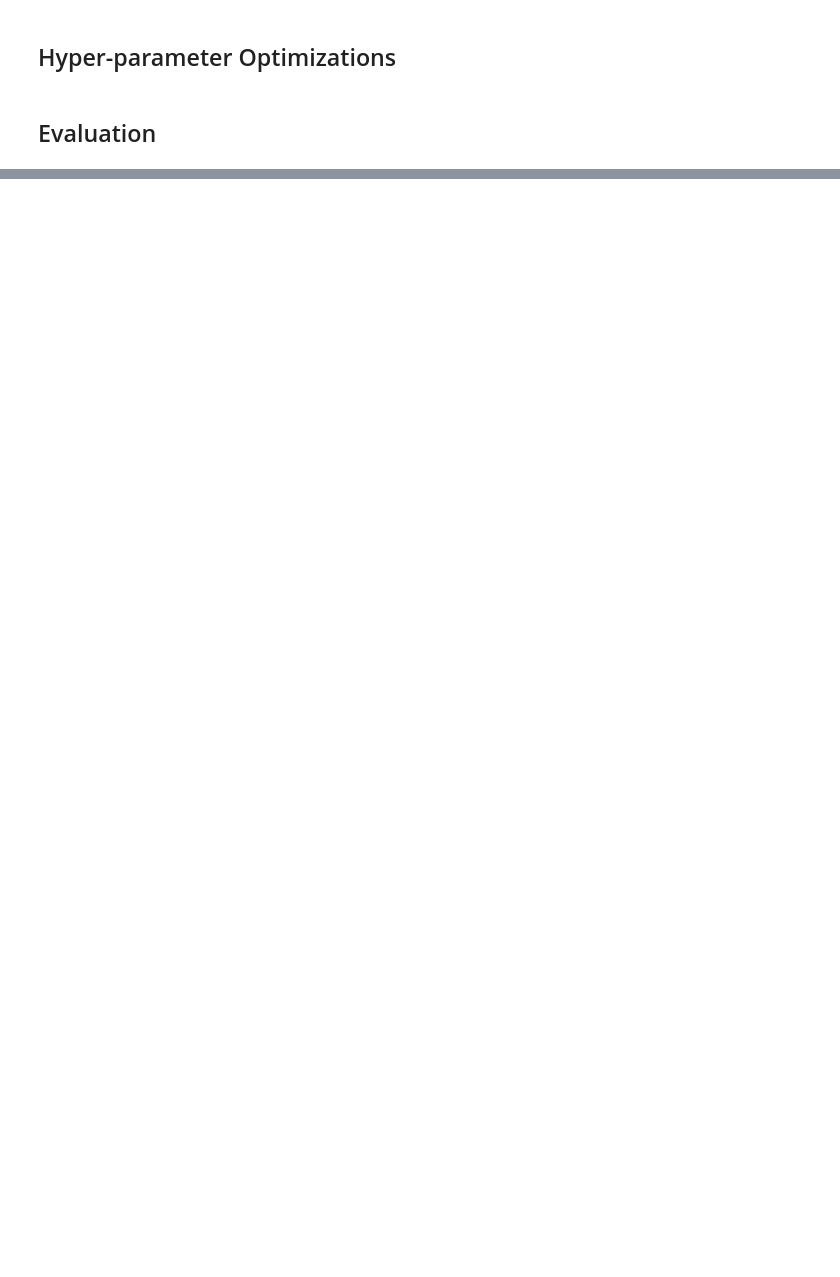
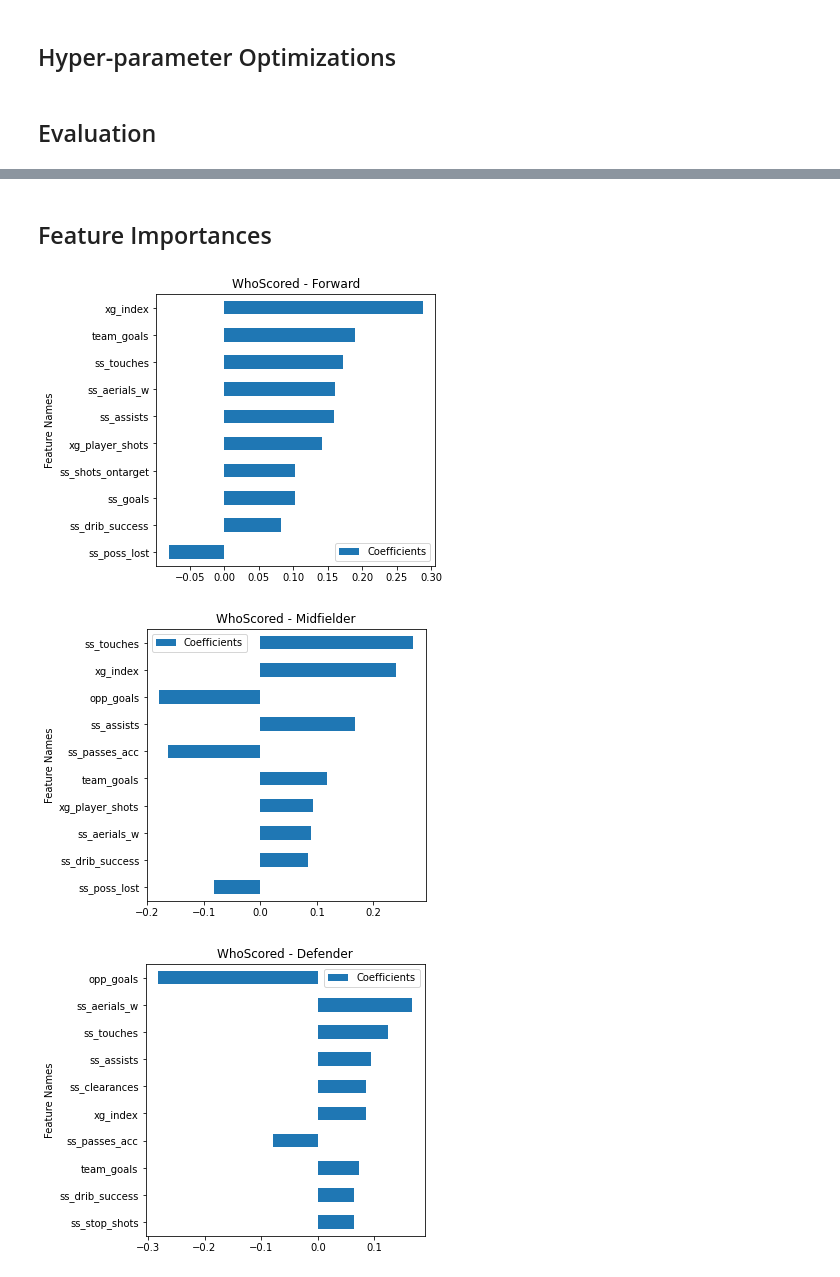
Before and after one commit to ahmetayrnc/supercrunchers, a Jupyter notebook: analysis.ipynb, the cells around one changed output, grey strips where cells are left out. Drawn from its saved outputs; the diff is of its cells as text; code cells hidden in the pictures; blank space fills up the shorter version.

```diff
--- a/analysis.ipynb
+++ b/analysis.ipynb
@@ -437,0 +400,49 @@ results_df
+# %% [markdown]
+## Feature Importances
+# %%
+def plot_features(df, title, topk=10):
+    # create datasets
+    df = clean_columns(df)
+    X, y = split_dataset(df)
+
+    # create the pipeline
+    model = Ridge()
+    pipe = create_pipeline(X, model)
+    pipe.fit(X, y)
+
+    # Get the feature names
+    num_names = pipe.named_steps['preprocessor'].named_transformers_['numeric'].named_steps['imputer'].feature_names_in_
+    cat_names = pipe.named_steps['preprocessor'].named_transformers_['categorical'].named_steps['ohe'].get_feature_names_out()
+    coef_names = list(num_names) + list(cat_names) + ['team', 'month_sin', 'month_cos', 'month_sin', 'month_cos']
+
+    # Get the coefficients
+    coefs = pipe.named_steps['model'].coef_
+
+    # Plot the coefficients
+    coefs = pd.DataFrame(zip(coef_names, coefs), columns=['Feature Names', 'Coefficients'])
+    coefs = coefs.sort_values(by='Coefficients', key=abs, ascending=True)
+    coefs = coefs.iloc[-topk:]
+    p = coefs.plot(x='Feature Names', y='Coefficients', kind='barh', figsize=(5,topk * 0.5), title=title)
+    fig = p.get_figure()
+    fig.savefig(f"feature-images/{title}.jpeg", transparent=False, bbox_inches='tight')
+    plt.show()
+
+
+def plot_features_all(df):
+    ratings = ['WhoScored']
+    # ratings = ['Kicker', 'WhoScored', 'SkySports', 'Bild', 'SofaScore', 'The Guardian']
+    positions = ['Forward', "Midfielder", 'Defender', 'Goalkeeper']
+    # positions = ['Goalkeeper']
+
+    for rat, pos in itertools.product(ratings, positions):
+        filter_dict = {'rat':rat, 'position': pos}
+        df_eval = filter_columns(df, filter_dict)
+        title = f'{rat} - {pos}'
+        plot_features(df_eval, title, 10)
+    plt.close()
+
+plot_features_all(df_all)
+# %% [output]
+[figure, added]
+[figure, added]
+[figure, added]
```
Also changed, not shown: parts of 9 cells of this notebook, 2 other files.
